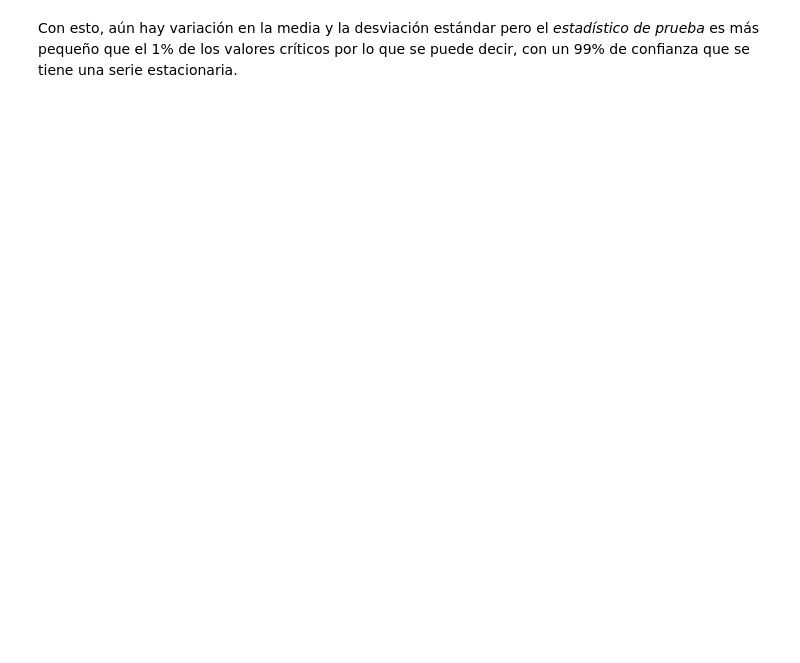
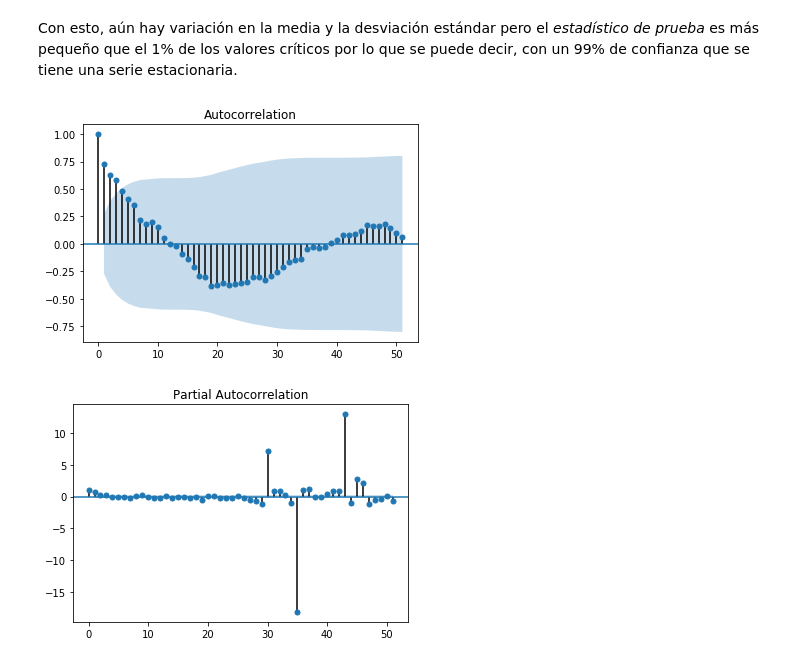
Before and after one commit to Saphira3000/Ciencia_de_Datos, a Jupyter notebook: p9.ipynb, the cells around one changed output. Drawn from its saved outputs; the diff is of its cells as text; code cells hidden in the pictures; blank space fills up the shorter version.

```diff
--- a/p9.ipynb
+++ b/p9.ipynb
@@ -206,3 +190,18 @@ Critical Value (5%)           -2.922629e+00
 dtype: float64
 # %% [markdown]
 Con esto, aún hay variación en la media y la desviación estándar pero el _estadístico de prueba_ es más pequeño que el 1% de los valores críticos por lo que se puede decir, con un 99% de confianza que se tiene una serie estacionaria.
+# %%
+from statsmodels.graphics.tsaplots import plot_acf
+from statsmodels.graphics.tsaplots import plot_pacf
+from matplotlib import pyplot
+
+pyplot.figure()
+plot_acf(a.valor, ax=pyplot.gca())
+pyplot.show()
+
+pyplot.figure()
+plot_pacf(a.valor, ax=pyplot.gca())
+pyplot.show()
+# %% [output]
+[figure, added]
+[figure, added]
```
Also changed, not shown: parts of 9 cells of this notebook.
